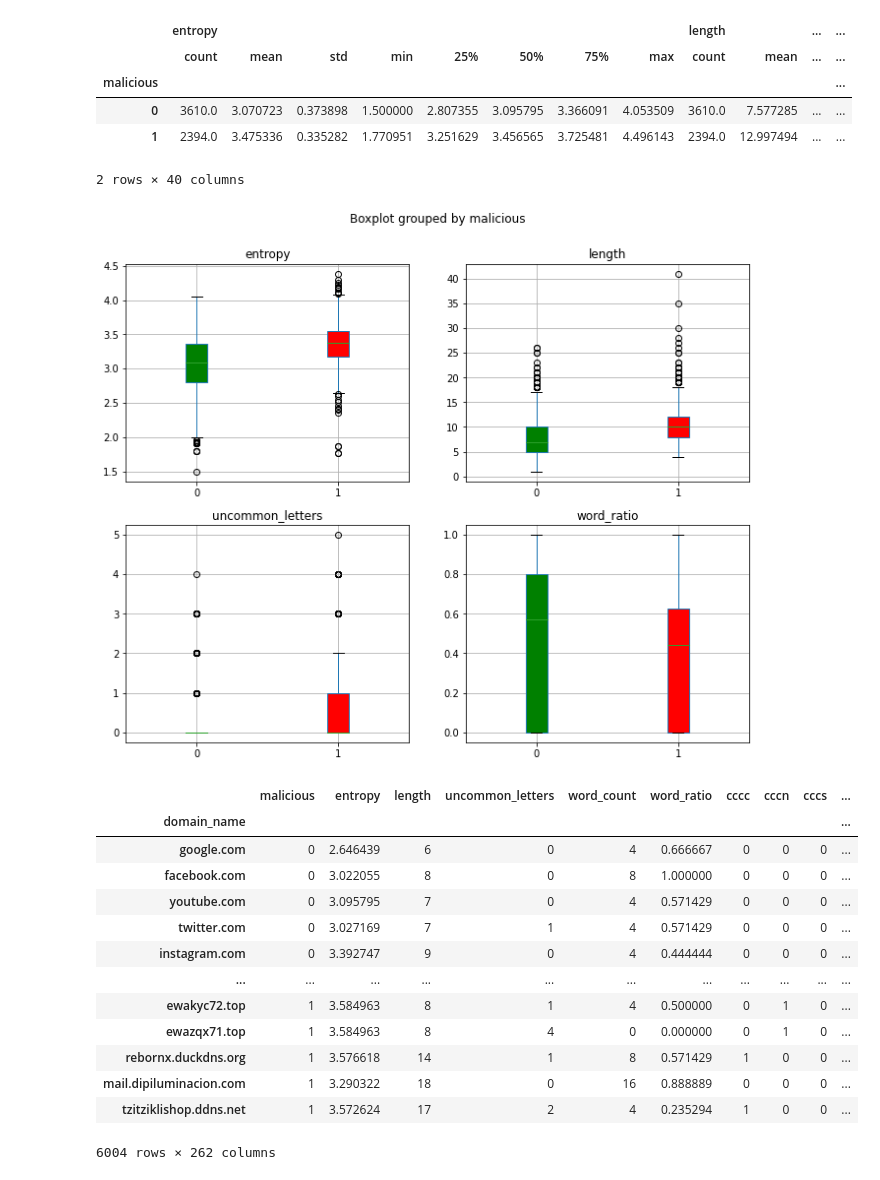
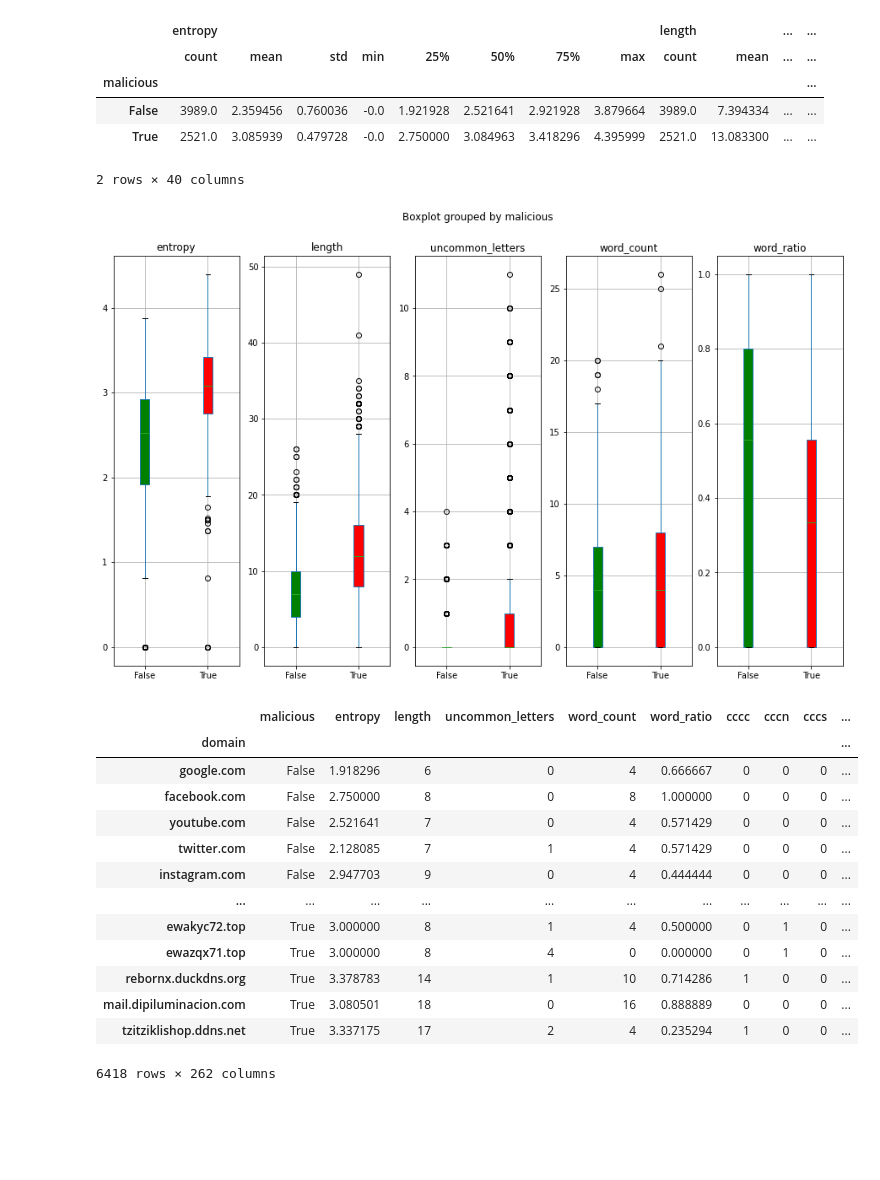
Before and after one commit to erodium/artemis, a Jupyter notebook: notebooks/kevin-stage1.ipynb, the cells around one changed output. Drawn from its saved outputs; the diff is of its cells as text; code cells hidden in the pictures; blank space fills up the shorter version.

```diff
--- a/notebooks/kevin-stage1.ipynb
+++ b/notebooks/kevin-stage1.ipynb
@@ -206,7 +215,11 @@ Accuracy: 0.944
 # %%
-importance = model.feature_importances_
-for i,v in enumerate(importance):
-    print('Feature: %0d, Score: %.5f' % (i,v))
-plt.bar([x for x in range(len(importance))], importance)
-plt.show()
+#importance = model.feature_importances_
+#for i,v in enumerate(importance):
+#    print('Feature: %0d, Score: %.5f' % (i,v))
+#plt.bar([x for x in range(len(importance))], importance)
+#plt.show()
+features = {}
+for feature, importance in zip(X.columns, model.feature_importances_):
+    features[feature] = importance
+dict(sorted(features.items(), key=lambda item: item[1], reverse=True))
 # %% [output]
@@ -281,0 +249,2 @@ artemis_domains_df = artemis_domains_df.reset_index().rename(columns={'index': '
+# %%
+primary_dataset = pd.read_csv('../data/processed/whois_data.csv', low_memory=False)
@@ -282,42 +267,40 @@ artemis_domains_df = artemis_domains_df.reset_index().rename(columns={'index': '
 # %%
 # Generate features
-artemis_domains_df['entropy'] = artemis_domains_df['domain_name'].apply(lambda x: generate_shannon_entropy_score(x))
-artemis_domains_df['domain_root'] = artemis_domains_df['domain_name'].apply(lambda x: ''.join(get_domain_parts(x)[:2]))
-artemis_domains_df['length']= artemis_domains_df['domain_root'].str.len()
-artemis_domains_df['uncommon_letters'] = artemis_domains_df['domain_root'].apply(lambda x: uncommon_letters(x))
-artemis_domains_df['word_count'] = artemis_domains_df['domain_root'].apply(lambda x: find_words(x, word_list))
-artemis_domains_df['word_ratio'] = artemis_domains_df['word_count'] / artemis_domains_df['length']
-# Todo: Find better solution for domains that have no root, likely due to confusion with
-# what a TLD is. For now, drop NaN.
-artemis_domains_df.dropna(inplace=True)
+# Already calculated for us via make_dataset process.
+#primary_dataset['entropy'] = primary_dataset['domain'].apply(lambda x: generate_shannon_entropy_score(x))
+primary_dataset['domain_root'] = primary_dataset['domain'].apply(lambda x: ''.join(get_domain_parts(x)[:2]))
+primary_dataset['length']= primary_dataset['domain_root'].str.len()
+primary_dataset['uncommon_letters'] = primary_dataset['domain_root'].apply(lambda x: uncommon_letters(x))
+primary_dataset['word_count'] = primary_dataset['domain_root'].apply(lambda x: find_words(x, word_list))
+primary_dataset['word_ratio'] = primary_dataset['word_count'] / primary_dataset['length']
 # %%
-plot_features = ['entropy', 'length', 'uncommon_letters', 'word_ratio', 'malicious']
-artemis_domains_df.groupby('malicious')[plot_features].describe()
+plot_features = ['entropy', 'length', 'uncommon_letters', 'word_count', 'word_ratio', 'malicious']
+primary_dataset.groupby('malicious')[plot_features].describe()
 # %% [output]
 |  | entropy |  |  |  |  |  |  |  | length |  | ... | ... |
 |  | count | mean | std | min | 25% | 50% | 75% | max | count | mean | ... | ... |
 | malicious |  |  |  |  |  |  |  |  |  |  |  | ... |
-| 0 | 3610.0 | 3.070723 | 0.373898 | 1.500000 | 2.807355 | 3.095795 | 3.366091 | 4.053509 | 3610.0 | 7.577285 | ... | ... |
-| 1 | 2394.0 | 3.475336 | 0.335282 | 1.770951 | 3.251629 | 3.456565 | 3.725481 | 4.496143 | 2394.0 | 12.997494 | ... | ... |
+| False | 3989.0 | 2.359456 | 0.760036 | -0.0 | 1.921928 | 2.521641 | 2.921928 | 3.879664 | 3989.0 | 7.394334 | ... | ... |
+| True | 2521.0 | 3.085939 | 0.479728 | -0.0 | 2.750000 | 3.084963 | 3.418296 | 4.395999 | 2521.0 | 13.083300 | ... | ... |
 2 rows × 40 columns
 # %%
-plt.rcParams["figure.figsize"] = [11, 9]
+plt.rcParams["figure.figsize"] = [15, 9]
 
-fig, axes = plt.subplots(2,2,sharex=False,sharey=False)
+fig, axes = plt.subplots(1, 5)
 
-boxplot_before_dga_dict = artemis_domains_df[plot_features].boxplot(
+boxplot_before_dga_dict = primary_dataset[plot_features].boxplot(
     by="malicious", ax=axes, figsize=(6,4),
     return_type='both',
     patch_artist = True
 )
 
 colors = ['g', 'r']
 for row_key, (ax,row) in boxplot_before_dga_dict.iteritems():
     ax.set_xlabel('')
     for i,box in enumerate(row['boxes']):
         box.set_facecolor(colors[i])
 
 plt.show()
 # %% [output]
-[figure, old version]
+[figure, new version]
 # %%
@@ -346,18 +336,18 @@ artemis_domains_df = artemis_domains_df.reindex(reordered_columns, axis=1)
 # %%
-artemis_domains_df
+primary_dga_detection
 # %% [output]
 |  | malicious | entropy | length | uncommon_letters | word_count | word_ratio | cccc | cccn | cccs | ... |
-| domain_name |  |  |  |  |  |  |  |  |  | ... |
-| google.com | 0 | 2.646439 | 6 | 0 | 4 | 0.666667 | 0 | 0 | 0 | ... |
-| facebook.com | 0 | 3.022055 | 8 | 0 | 8 | 1.000000 | 0 | 0 | 0 | ... |
-| youtube.com | 0 | 3.095795 | 7 | 0 | 4 | 0.571429 | 0 | 0 | 0 | ... |
-| twitter.com | 0 | 3.027169 | 7 | 1 | 4 | 0.571429 | 0 | 0 | 0 | ... |
-| instagram.com | 0 | 3.392747 | 9 | 0 | 4 | 0.444444 | 0 | 0 | 0 | ... |
+| domain |  |  |  |  |  |  |  |  |  | ... |
+| google.com | False | 1.918296 | 6 | 0 | 4 | 0.666667 | 0 | 0 | 0 | ... |
+| facebook.com | False | 2.750000 | 8 | 0 | 8 | 1.000000 | 0 | 0 | 0 | ... |
+| youtube.com | False | 2.521641 | 7 | 0 | 4 | 0.571429 | 0 | 0 | 0 | ... |
+| twitter.com | False | 2.128085 | 7 | 1 | 4 | 0.571429 | 0 | 0 | 0 | ... |
+| instagram.com | False | 2.947703 | 9 | 0 | 4 | 0.444444 | 0 | 0 | 0 | ... |
 | ... | ... | ... | ... | ... | ... | ... | ... | ... | ... | ... |
-| ewakyc72.top | 1 | 3.584963 | 8 | 1 | 4 | 0.500000 | 0 | 1 | 0 | ... |
-| ewazqx71.top | 1 | 3.584963 | 8 | 4 | 0 | 0.000000 | 0 | 1 | 0 | ... |
-| rebornx.duckdns.org | 1 | 3.576618 | 14 | 1 | 8 | 0.571429 | 1 | 0 | 0 | ... |
-| mail.dipiluminacion.com | 1 | 3.290322 | 18 | 0 | 16 | 0.888889 | 0 | 0 | 0 | ... |
-| tzitziklishop.ddns.net | 1 | 3.572624 | 17 | 2 | 4 | 0.235294 | 1 | 0 | 0 | ... |
+| ewakyc72.top | True | 3.000000 | 8 | 1 | 4 | 0.500000 | 0 | 1 | 0 | ... |
+| ewazqx71.top | True | 3.000000 | 8 | 4 | 0 | 0.000000 | 0 | 1 | 0 | ... |
+| rebornx.duckdns.org | True | 3.378783 | 14 | 1 | 10 | 0.714286 | 1 | 0 | 0 | ... |
+| mail.dipiluminacion.com | True | 3.080501 | 18 | 0 | 16 | 0.888889 | 0 | 0 | 0 | ... |
+| tzitziklishop.ddns.net | True | 3.337175 | 17 | 2 | 4 | 0.235294 | 1 | 0 | 0 | ... |
-6004 rows × 262 columns
+6418 rows × 262 columns
 # %%
```
Also changed, not shown: parts of 53 cells of this notebook, 2 other files.
